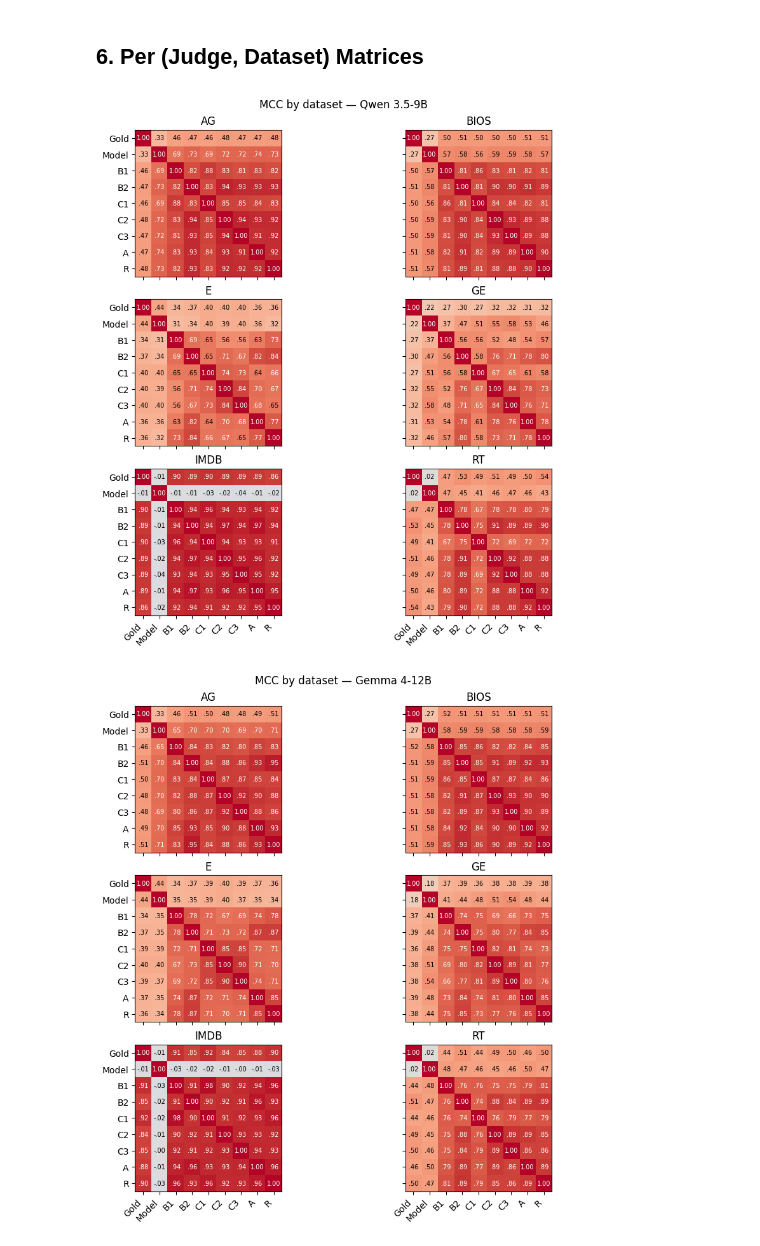
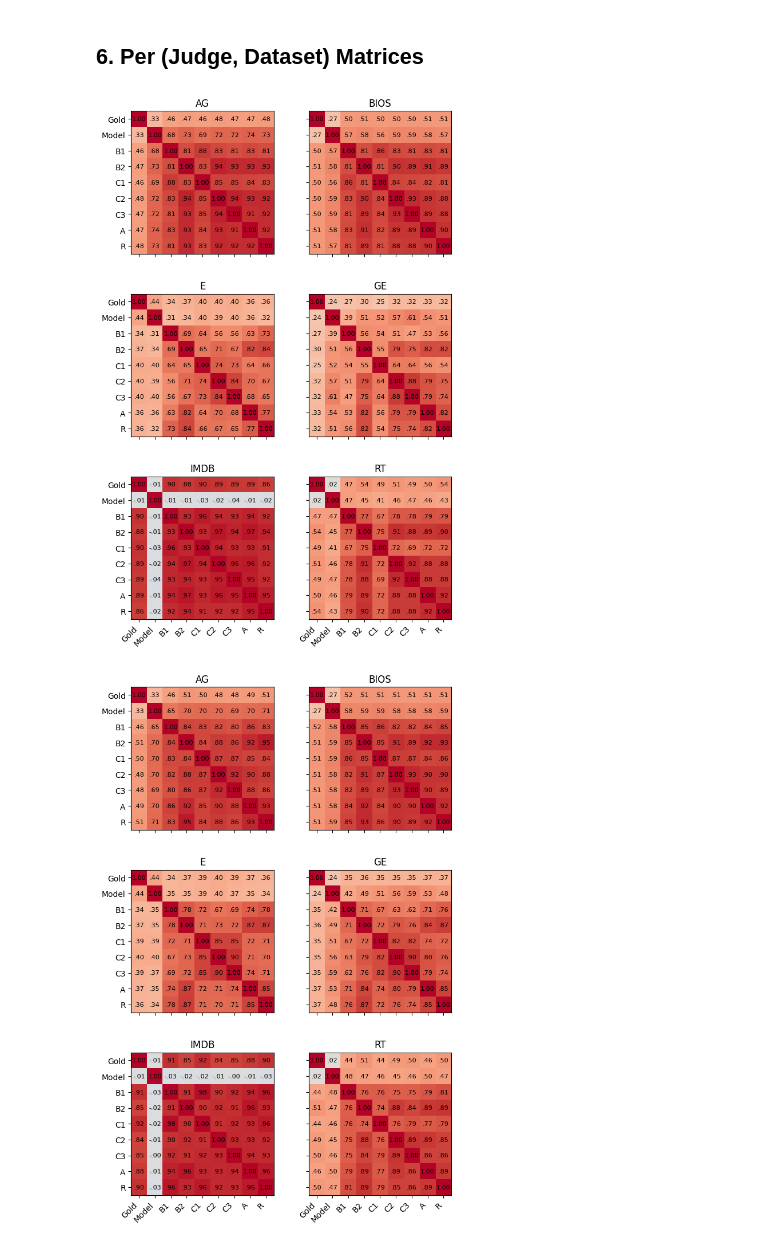
Before and after one commit to AntoninPoche/simulatability_shortcut, a Jupyter notebook: notebooks/6_judge_consistency.ipynb, the cells around one changed output. Cells and saved outputs as stored; diff of their text form; code cells hidden in the pictures.

```diff
--- a/notebooks/6_judge_consistency.ipynb
+++ b/notebooks/6_judge_consistency.ipynb
@@ -27,7 +27,8 @@ CLASSES_SUBSETS = None
 BEST_CONCEPT_METHOD = 'VanillaSAE'
 BEST_CONCEPT_INTERPRETATION = 'topk'
 BEST_ATTRIBUTION_METHOD = 'lime'
-BEST_RATIONALE_METHODS = {'Qwen/Qwen3.5-2B'}
+BEST_RATIONALE_METHODS = {'Qwen/Qwen3.5-2B', 'qwen3.5-2b'}
+BASELINE_SPECIFICATION = 'attributions'
 
 METRIC = 'mcc'          # 'mcc', 'kappa', or 'agreement'
 MIN_PAIRED_SAMPLES = 2  # skip strata with fewer paired predictions
@@ -117,7 +96,7 @@ def keep_row(row):
     method = row['method']
     interpretation = row['interpretation'] if pd.notna(row['interpretation']) else None
     if prompt_type in {'B1', 'B2'}:
-        return method == 'baseline'
+        return method == 'baseline' and row['specification'] == BASELINE_SPECIFICATION
     if prompt_type in {'C1', 'C2', 'C3'}:
         return method == BEST_CONCEPT_METHOD and interpretation == BEST_CONCEPT_INTERPRETATION
     if prompt_type == 'A1':
@@ -128,7 +107,6 @@ def keep_row(row):
 
 raw = raw[raw.apply(keep_row, axis=1)].copy()
 raw['prompt_column'] = raw['prompt_type'].map(PROMPT_TYPE_ALIAS)
-print(f'After best-method filter: {len(raw):,}')
 
 if JUDGES is not None:
     raw = raw[raw['judge'].isin(JUDGES)].copy()
@@ -136,6 +114,3 @@ if DATASETS is not None:
     raw = raw[raw['dataset'].isin(DATASETS)].copy()
 if CLASSES_SUBSETS is not None:
     raw = raw[raw['classes_subset'].isin(CLASSES_SUBSETS)].copy()
-print(f'After optional filters: {len(raw):,}')
-print(f'Judges:   {sorted(raw["judge"].unique())}')
-print(f'Datasets: {sorted(raw["dataset"].unique())}')
@@ -322,44 +224,36 @@ assert METRIC in METRIC_FUNCTIONS, f'Unknown metric: {METRIC}'
 
 def association_matrix(frame, label_columns=LABEL_COLUMNS, strata_columns=('classes_subset',)):
     matrix = pd.DataFrame(np.nan, index=label_columns, columns=label_columns)
-    pair_counts = pd.DataFrame(0, index=label_columns, columns=label_columns, dtype=int)
-    stratum_counts = pd.DataFrame(0, index=label_columns, columns=label_columns, dtype=int)
     group_key = strata_columns[0] if len(strata_columns) == 1 else list(strata_columns)
     for left in label_columns:
         for right in label_columns:
             per_stratum_scores = []
-            total_pairs = 0
             for _stratum_key, stratum in frame.groupby(group_key, dropna=False):
                 confusion, n_pairs = paired_confusion(stratum[left], stratum[right])
-                total_pairs += n_pairs
                 if n_pairs < MIN_PAIRED_SAMPLES:
                     continue
                 score = 1.0 if left == right else METRIC_FUNCTIONS[METRIC](confusion)
                 if not np.isnan(score):
                     per_stratum_scores.append(score)
-            pair_counts.loc[left, right] = total_pairs
-            stratum_counts.loc[left, right] = len(per_stratum_scores)
             if per_stratum_scores:
                 # Equal-weight mean over strata: each stratum contributes once,
                 # so a stratum with many pairs does not dominate.
                 matrix.loc[left, right] = float(np.mean(per_stratum_scores))
-    return matrix, pair_counts, stratum_counts
+    return matrix
 
-def plot_matrix(matrix, title, output_slug=None):
+def plot_matrix(matrix, output_slug=None):
     labels = [DISPLAY_NAMES.get(c, c) for c in matrix.index]
     values = matrix.to_numpy(dtype=float)
     vmin = 0 if METRIC == 'agreement' else -1
-    size = max(6.5, 0.75 * len(labels))
-    fig, axis = plt.subplots(figsize=(size, size))
-    image = axis.imshow(values, cmap='coolwarm', vmin=vmin, vmax=1)
-    axis.set_xticks(range(len(labels)), labels=labels, rotation=45, ha='right')
-    axis.set_yticks(range(len(labels)), labels=labels)
-    axis.set_title(title)
+    fig, axis = plt.subplots(figsize=(3.35, 3.35))
+    axis.imshow(values, cmap='coolwarm', vmin=vmin, vmax=1)
+    axis.set_xticks(range(len(labels)), labels=labels, rotation=45, ha='right', fontsize=7)
+    axis.set_yticks(range(len(labels)), labels=labels, fontsize=7)
     for row in range(len(labels)):
         for column in range(len(labels)):
             value = values[row, column]
             if not np.isnan(value):
-                axis.text(column, row, f'{value:.2f}', ha='center', va='center', fontsize=9, color='black')
+                axis.text(column, row, f'{value:.2f}', ha='center', va='center', fontsize=6.5, color='black')
     fig.tight_layout()
     if EXPORT_FIGURES and output_slug is not None:
         EXPORT_DIR.mkdir(parents=True, exist_ok=True)
@@ -421,11 +274,9 @@ Number of (judge, dataset, classes_subset) strata averaged
 ## 6. Per (Judge, Dataset) Matrices
 # %%
 matrices = {}
-pair_count_matrices = {}
-stratum_count_matrices = {}
 for (judge, thinking, dataset), group in wide.groupby(['judge', 'thinking', 'dataset'], dropna=False):
     key = (judge, bool(thinking), dataset)
-    matrices[key], pair_count_matrices[key], stratum_count_matrices[key] = association_matrix(group)
+    matrices[key] = association_matrix(group)
 
 def plot_judge_matrices(judge, thinking):
     datasets = sorted(dataset for j, t, dataset in matrices if j == judge and t == thinking)
@@ -433,39 +284,36 @@ def plot_judge_matrices(judge, thinking):
         return
     ncols = min(2, len(datasets))
     nrows = math.ceil(len(datasets) / ncols)
-    fig, axes = plt.subplots(nrows, ncols, figsize=(10, 3.4 * nrows), squeeze=False, constrained_layout=True)
+    fig, axes = plt.subplots(nrows, ncols, figsize=(7, 3.4 * nrows), squeeze=False)
+    fig.subplots_adjust(left=0.08, right=0.99, bottom=0.07, top=0.94, wspace=-0.05, hspace=0.28)
     labels = [DISPLAY_NAMES.get(c, c) for c in LABEL_COLUMNS]
     vmin = 0 if METRIC == 'agreement' else -1
-    image = None
     for panel_index, (axis, dataset) in enumerate(zip(axes.flat, datasets)):
         values = matrices[(judge, thinking, dataset)].to_numpy(dtype=float)
-        image = axis.imshow(values, cmap='coolwarm', vmin=vmin, vmax=1)
+        axis.imshow(values, cmap='coolwarm', vmin=vmin, vmax=1)
         axis.set_title(dataset)
         panel_row, panel_col = divmod(panel_index, ncols)
         axis.set_xticks(range(len(labels)))
         axis.set_yticks(range(len(labels)))
         axis.set_xticklabels(labels if panel_row == nrows - 1 else [], rotation=45, ha='right')
         axis.set_yticklabels(labels if panel_col == 0 else [])
         for row in range(len(labels)):
             for column in range(len(labels)):
                 value = values[row, column]
                 if not np.isnan(value):
                     text = f'{value:.2f}'.replace('0.', '.').replace('-.', '-.')
                     axis.text(column, row, text, ha='center', va='center', fontsize=8, color='black')
     for axis in axes.flat[len(datasets):]:
         axis.set_visible(False)
-    judge_display = DISPLAY_NAMES.get(judge, judge)
-    thinking_label = ' (thinking)' if thinking else ''
-    fig.suptitle(f'{METRIC.upper()} by dataset — {judge_display}{thinking_label}')
     if EXPORT_FIGURES:
         EXPORT_DIR.mkdir(parents=True, exist_ok=True)
         slug = judge.replace('/', '_')
         thinking_slug = '_thinking' if thinking else ''
         fig.savefig(EXPORT_DIR / f'prediction_correlations_{METRIC}_{slug}{thinking_slug}.pdf', bbox_inches='tight')
     plt.show()
 
 for judge, thinking in wide[['judge', 'thinking']].drop_duplicates().sort_values(['judge', 'thinking']).itertuples(index=False, name=None):
     plot_judge_matrices(judge, bool(thinking))
 # %% [output]
-[figure, old version]
+[figure, new version]
-[figure, old version]
+[figure, new version]
```
Also changed, not shown: parts of 15 cells of this notebook, 7 other files.
